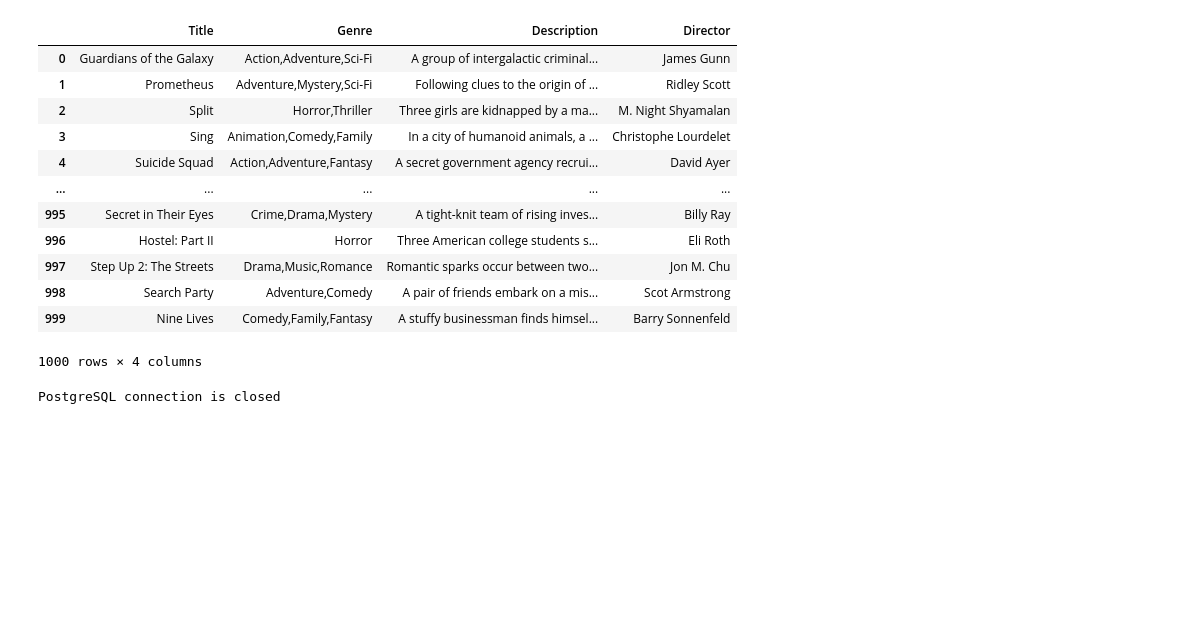
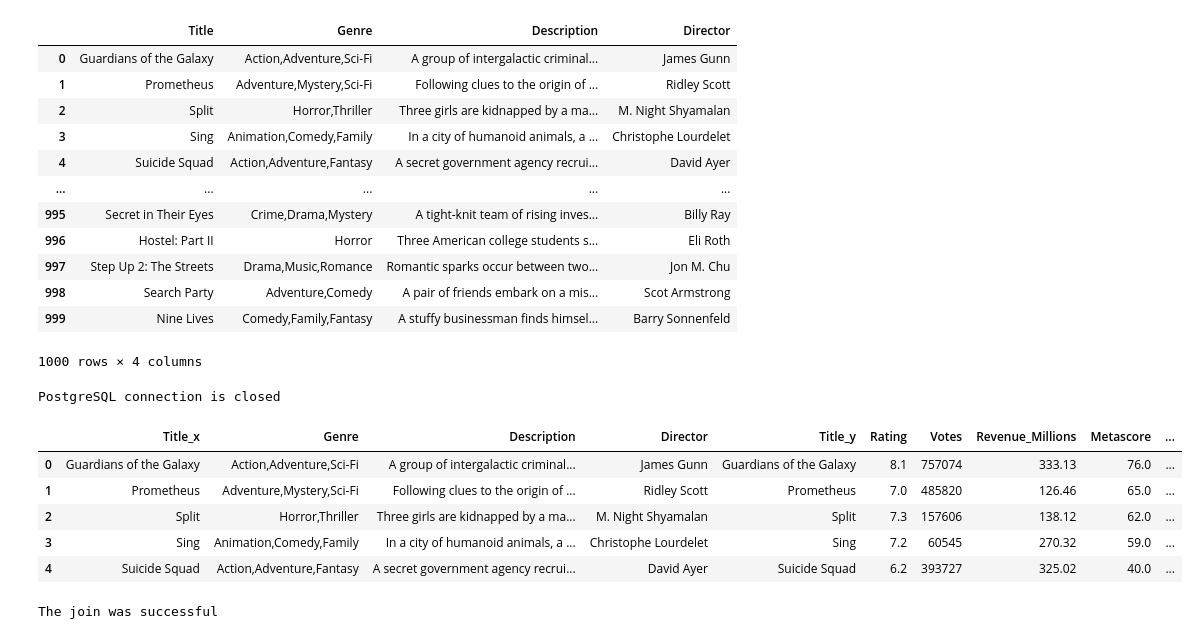
Before and after one commit to JessicaReay/ADF_data_eng_film, a Jupyter notebook: creation_jp.ipynb, the cells around one changed output. Saved outputs shown, nothing was run; the diff lists cells and outputs as text; code cells hidden in the pictures; blank space fills up the shorter version.

Commit message:
joins and checks

```diff
--- a/creation_jp.ipynb
+++ b/creation_jp.ipynb
@@ -107,3 +124,27 @@ if dbConnection:
 print("PostgreSQL connection is closed")
 # %% [output]
 PostgreSQL connection is closed
+# %%
+# need to set index in order to join
+extracted_warehouse_df = extracted_warehouse_df.set_index('index')
+# %%
+# use merge function to join all three dataframes on index
+movie_data_df = pd.merge(pd.merge(extracted_datalake_df, extracted_local_df, left_index= True, right_index= True), extracted_warehouse_df, left_index= True, right_index= True)
+# %%
+# check joined dataframe- can see all three titles
+movie_data_df.head()
+# %% [output]
+|  | Title_x | Genre | Description | Director | Title_y | Rating | Votes | Revenue_Millions | Metascore | ... |
+| 0 | Guardians of the Galaxy | Action,Adventure,Sci-Fi | A group of intergalactic criminal... | James Gunn | Guardians of the Galaxy | 8.1 | 757074 | 333.13 | 76.0 | ... |
+| 1 | Prometheus | Adventure,Mystery,Sci-Fi | Following clues to the origin of ... | Ridley Scott | Prometheus | 7.0 | 485820 | 126.46 | 65.0 | ... |
+| 2 | Split | Horror,Thriller | Three girls are kidnapped by a ma... | M. Night Shyamalan | Split | 7.3 | 157606 | 138.12 | 62.0 | ... |
+| 3 | Sing | Animation,Comedy,Family | In a city of humanoid animals, a ... | Christophe Lourdelet | Sing | 7.2 | 60545 | 270.32 | 59.0 | ... |
+| 4 | Suicide Squad | Action,Adventure,Fantasy | A secret government agency recrui... | David Ayer | Suicide Squad | 6.2 | 393727 | 325.02 | 40.0 | ... |
+# %%
+#compare if the join was successful if the titles match
+if movie_data_df['Title_x'].equals(movie_data_df['Title_y']) & movie_data_df['Title_x'].equals(movie_data_df['Title']) & movie_data_df['Title_y'].equals(movie_data_df['Title']):
+    print('The join was successful')
+else:
+    print('The join was unsuccessful')
+# %% [output]
+The join was successful
```
Also changed, not shown: parts of 5 cells of this notebook.
